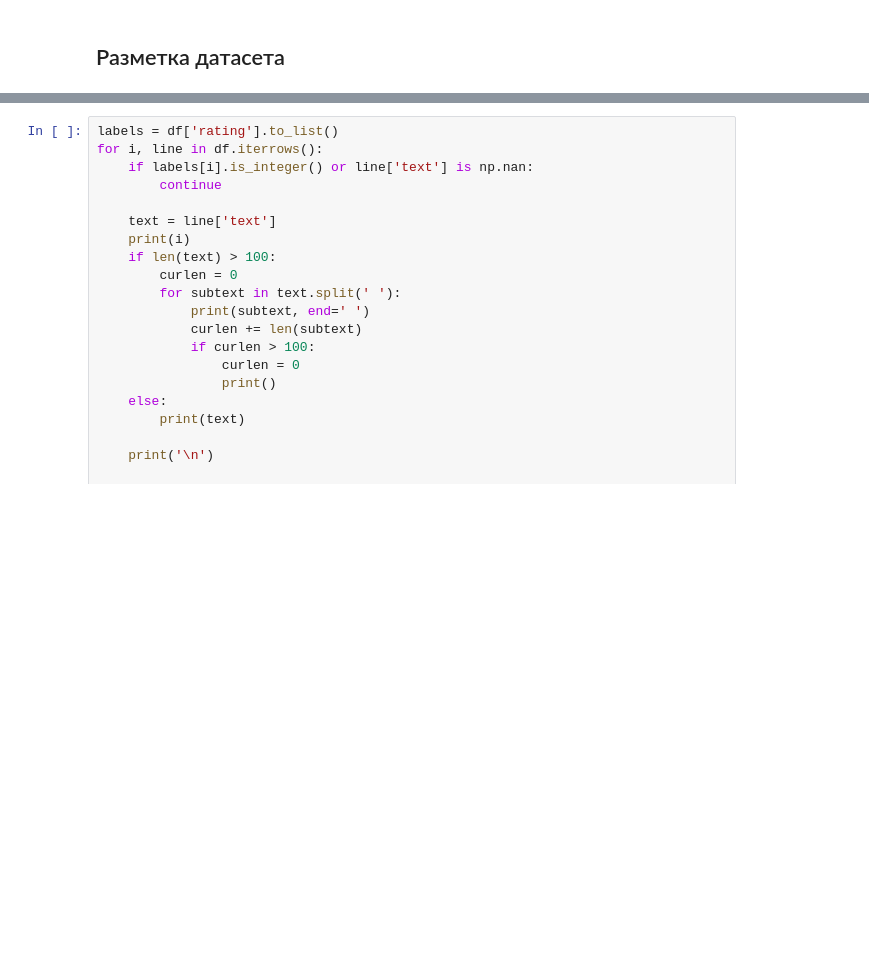
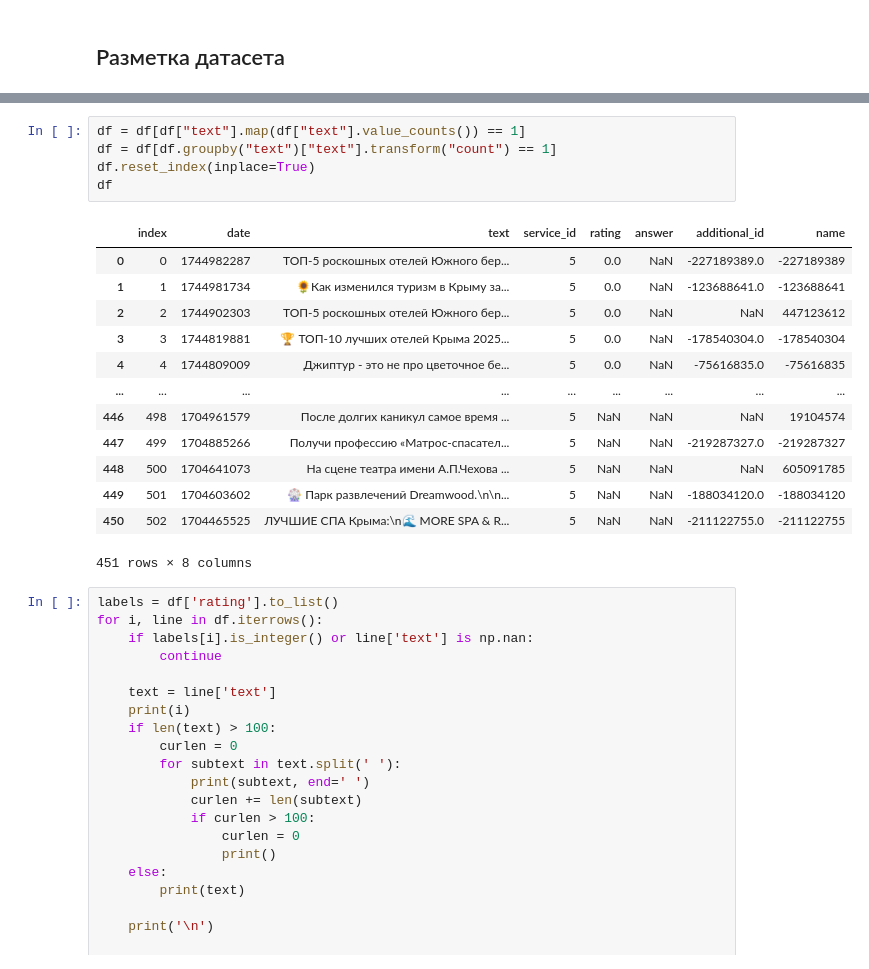
Before and after one commit to Jrol123/Social-scan, a Jupyter notebook: sentiment_analysis/sentiment-analysis-test.ipynb, the cells around one changed output, grey strips where cells are left out. Drawn from its saved outputs; the diff is of its cells as text; blank space fills up the shorter version.

Commit message:
added removing duplicates from text

```diff
--- a/sentiment_analysis/sentiment-analysis-test.ipynb
+++ b/sentiment_analysis/sentiment-analysis-test.ipynb
@@ -23,4 +37,23 @@ df
 524 rows × 7 columns
+# %%
+df = df[df["text"].map(df["text"].value_counts()) == 1]
+df = df[df.groupby("text")["text"].transform("count") == 1]
+df.reset_index(inplace=True)
+df
+# %% [output]
+|  | index | date | text | service_id | rating | answer | additional_id | name |
+| 0 | 0 | 1744982287 | ТОП‑5 роскошных отелей Южного бер... | 5 | 0.0 | NaN | -227189389.0 | -227189389 |
+| 1 | 1 | 1744981734 | 🌻‍Как изменился туризм в Крыму за... | 5 | 0.0 | NaN | -123688641.0 | -123688641 |
+| 2 | 2 | 1744902303 | ТОП‑5 роскошных отелей Южного бер... | 5 | 0.0 | NaN | NaN | 447123612 |
+| 3 | 3 | 1744819881 | 🏆 ТОП-10 лучших отелей Крыма 2025... | 5 | 0.0 | NaN | -178540304.0 | -178540304 |
+| 4 | 4 | 1744809009 | Джиптур - это не про цветочное бе... | 5 | 0.0 | NaN | -75616835.0 | -75616835 |
+| ... | ... | ... | ... | ... | ... | ... | ... | ... |
+| 446 | 498 | 1704961579 | После долгих каникул самое время ... | 5 | NaN | NaN | NaN | 19104574 |
+| 447 | 499 | 1704885266 | Получи профессию «Матрос-спасател... | 5 | NaN | NaN | -219287327.0 | -219287327 |
+| 448 | 500 | 1704641073 | На сцене театра имени А.П.Чехова ... | 5 | NaN | NaN | NaN | 605091785 |
+| 449 | 501 | 1704603602 | 🎡 Парк развлечений Dreamwood.\n\n... | 5 | NaN | NaN | -188034120.0 | -188034120 |
+| 450 | 502 | 1704465525 | ЛУЧШИЕ СПА Крыма:\n🌊 MORE SPA & R... | 5 | NaN | NaN | -211122755.0 | -211122755 |
+451 rows × 8 columns
 # %%
 labels = df['rating'].to_list()
 for i, line in df.iterrows():
```
Also changed, not shown: parts of 1 cell of this notebook.
